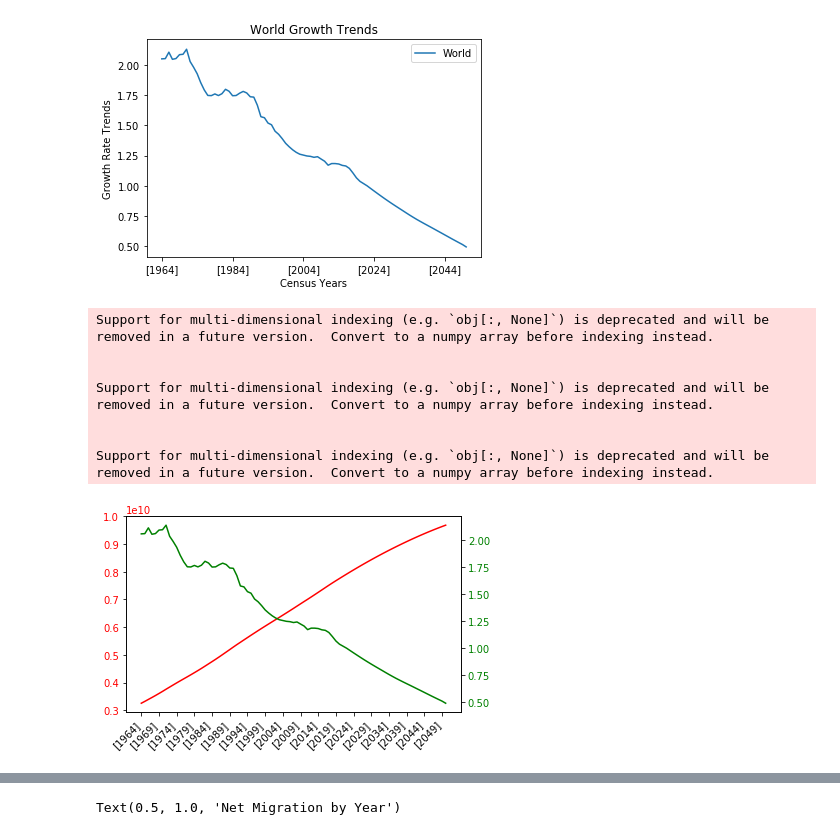
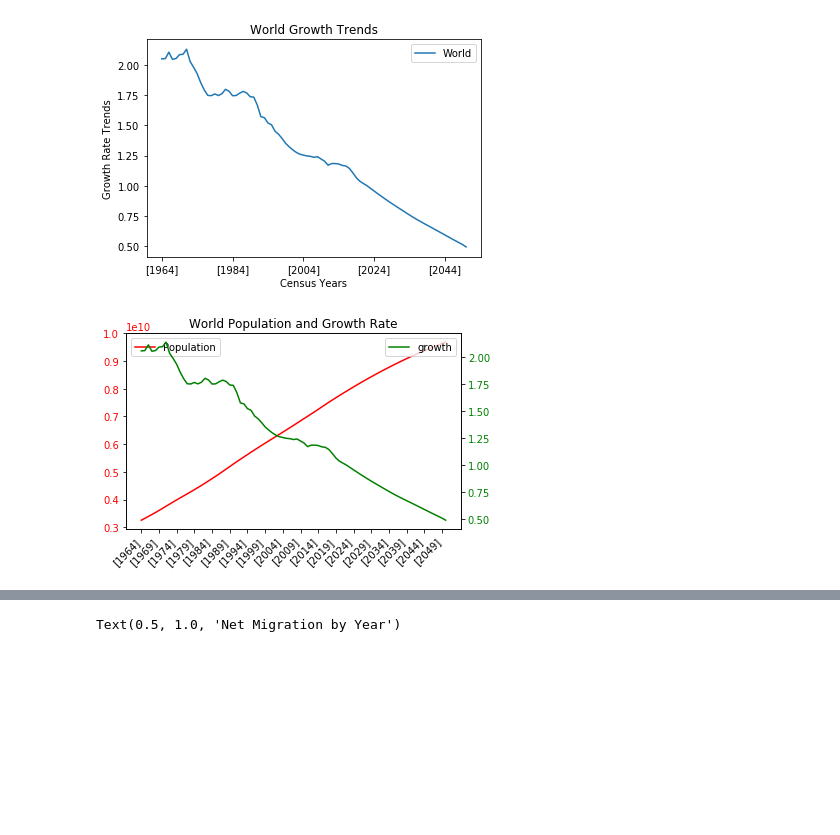
Before and after one commit to devkisdesai/CMPE255-Team-6-Project-Fall-2021-, a Jupyter notebook: EDA.ipynb, the cells around one changed output, grey strips where cells are left out. Saved outputs shown, nothing was run; the diff lists cells and outputs as text; code cells hidden in the pictures; blank space fills up the shorter version.

```diff
--- a/EDA.ipynb
+++ b/EDA.ipynb
@@ -246,34 +247,31 @@ plt.legend(["World"])
 # %%
 # General visualizations - world population vs growth rate
 # world_total_plt = preparePlot(world_total)
 world_total_plot = world_total_plot.rename(columns={"World": "population"})
 # world_growth_plt = preparePlot(world_growth)
 world_growth_plot = world_growth_plot.rename(columns={"World": "growth"})
 
 world_data = pd.merge(world_total_plot, world_growth_plot, left_index=True, right_index=True)
 
 
 fig, ax = plt.subplots()
 
-ax.plot(world_data.index, world_data['population'], color='red')
+ax.plot(world_data.index, world_data['population'], color='red',label='Population')
 ax.tick_params(axis='y', labelcolor='red')
+ax.legend()
 ax2 = ax.twinx()
 
-ax2.plot(world_data.index, world_data['growth'], color='green')
+
+ax2.plot(world_data.index, world_data['growth'], color='green', label='growth')
 ax2.tick_params(axis='y', labelcolor='green')
+ax2.legend()
 fig.autofmt_xdate(rotation=45)
 ax_ticks = np.array(ax.get_xticks())
 ax.set_xticks(ax_ticks[::5])
+plt.title("World Population and Growth Rate")
 plt.show()
 # %% [output]
-Support for multi-dimensional indexing (e.g. `obj[:, None]`) is deprecated and will be removed in a future version.  Convert to a numpy array before indexing instead.
-
-
-Support for multi-dimensional indexing (e.g. `obj[:, None]`) is deprecated and will be removed in a future version.  Convert to a numpy array before indexing instead.
-
-
-Support for multi-dimensional indexing (e.g. `obj[:, None]`) is deprecated and will be removed in a future version.  Convert to a numpy array before indexing instead.
-[figure, old version]
+[figure, new version]
 # %%
 pop_migration.head(15)
 # %% [output]
```
Also changed, not shown: parts of 1 cell of this notebook.
